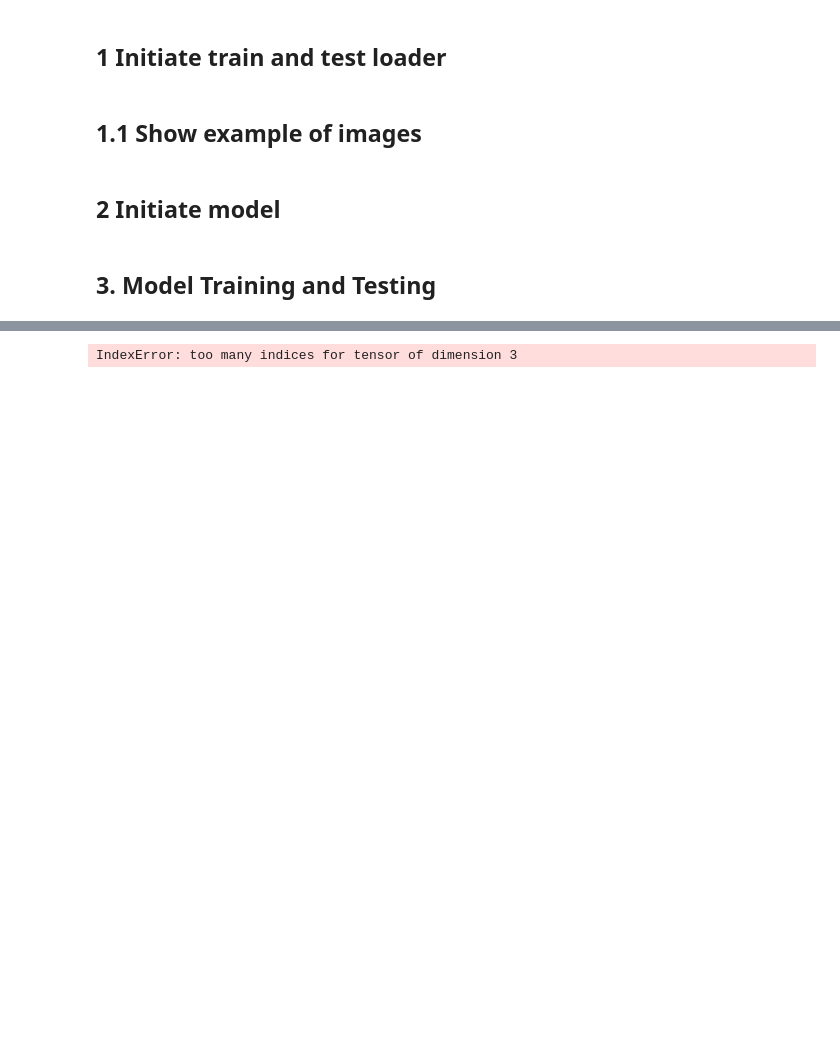
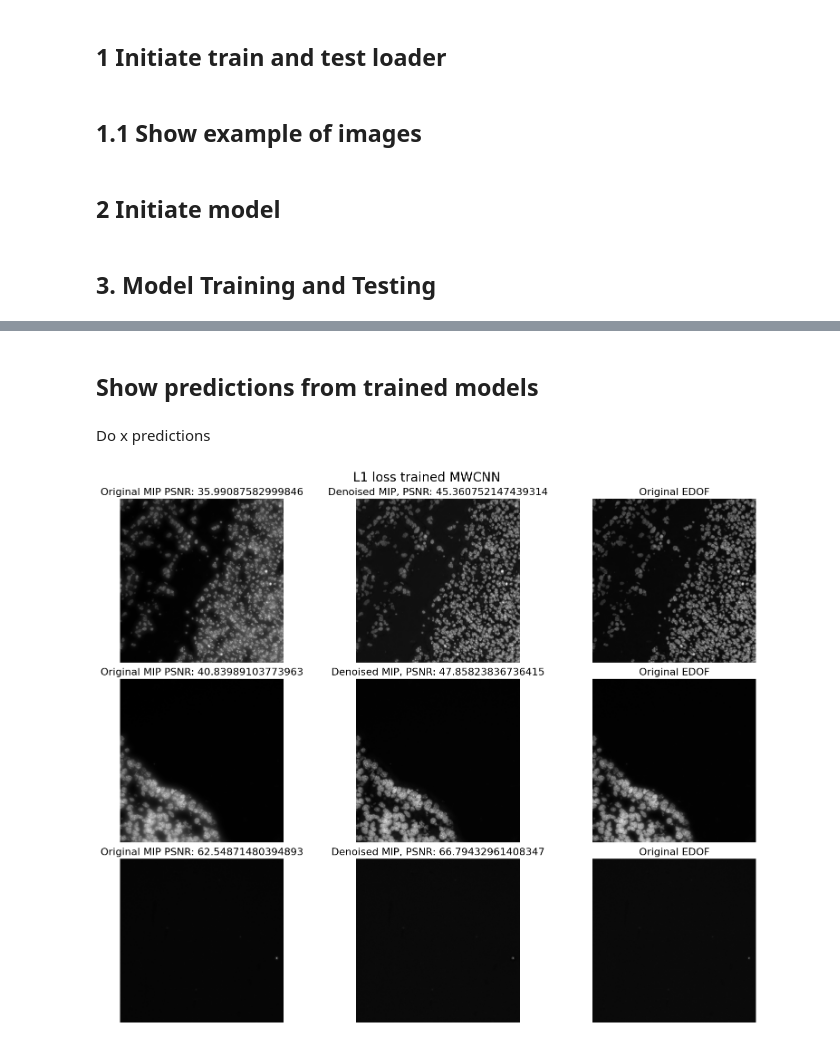
Before and after one commit to AleHD/deep-biomedicine-project, a Jupyter notebook: main.ipynb, the cells around one changed output, grey strips where cells are left out. Cells and saved outputs as stored; diff of their text form; code cells hidden in the pictures; blank space fills up the shorter version.

Commit message:
print results

```diff
--- a/main.ipynb
+++ b/main.ipynb
@@ -91,6 +89,29 @@ Load model
-# %%
-image_index = test_indices[0]
-sample = image_dataset[image_index]
-input_image, pred, output_image, score = MWCNN_trainer.predict(sample)
-# %% [output]
-IndexError: too many indices for tensor of dimension 3
+# %% [markdown]
+## Show predictions from trained models
+# %%
+# load model
+MWCNN_model = torch.load('MWCNN_model_L1loss_16.pth')
+# make trainer for testing, predicting and possibly more training
+criterion = FFTloss()
+MWCNN_trainer = Trainer(MWCNN_model, criterion, device)
+# %% [markdown]
+Do x predictions
+# %%
+num_pred = 3
+results = []
+for i in range(num_pred):
+    image_index = test_indices[i]
+    sample = image_dataset[image_index]
+    mip, pred, edof, original_score, improved_score = MWCNN_trainer.predict(sample)
+    results.append({
+        "MIP": mip,
+        "pred": pred,
+        "EDOF": edof,
+        "original_score": original_score,
+        "improved_score": improved_score
+    })
+# %%
+# plot results
+plot_result(results, "L1 loss trained MWCNN")
+# %% [output]
+[figure, added]
```
Also changed, not shown: parts of 14 cells of this notebook, 2 other files.
